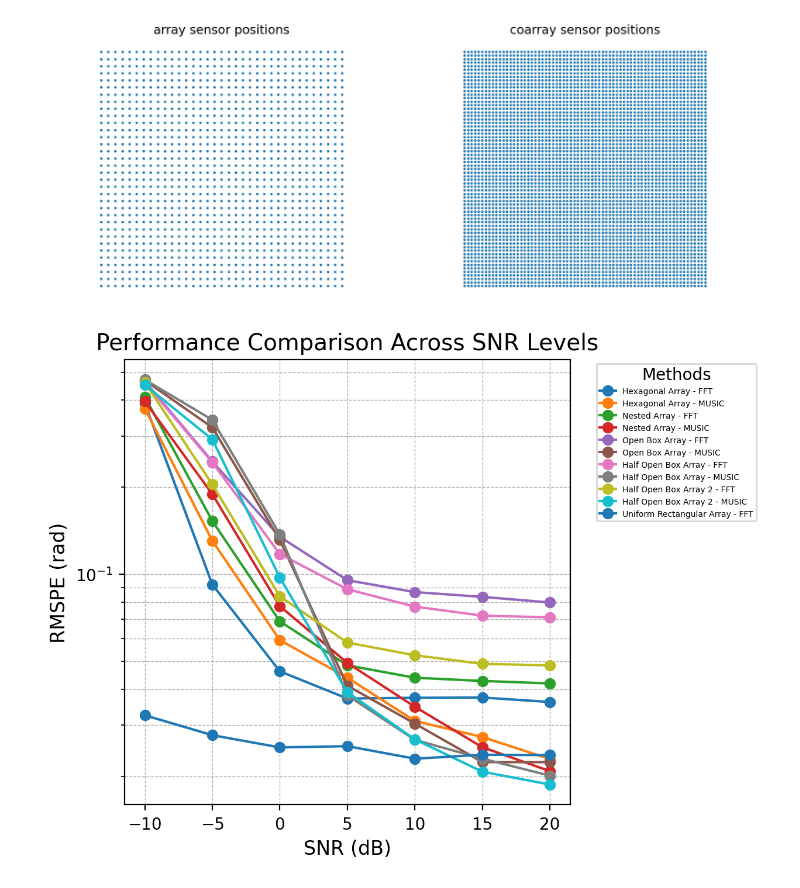
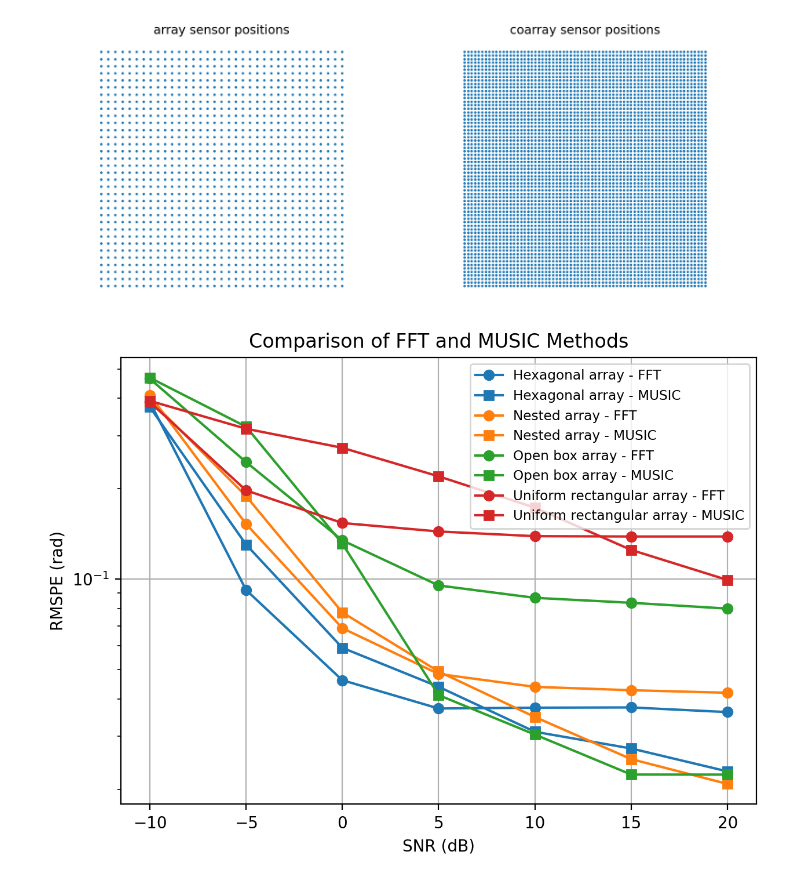
Before and after one commit to HuuNhatHuynh/backup, a Jupyter notebook: FFT Sparse Array/FFT_benchmark.ipynb, the cells around one changed output. Saved outputs shown, nothing was run; the diff lists cells and outputs as text; code cells hidden in the pictures.

```diff
--- a/FFT Sparse Array/FFT_benchmark.ipynb
+++ b/FFT Sparse Array/FFT_benchmark.ipynb
@@ -123,20 +123,18 @@ URA.plot(savename="ura")
 # with open("results.json", "w") as f:
 #     json.dump(plot_data, f, indent=4)
 # %%
-with open("results_t10_gap002.json", "r") as f:
-    plot_data = json.load(f)
+# with open("results_t10_gap002.json", "r") as f:
+#     plot_data = json.load(f)
 
-for key, val in plot_data.items():
-    plt.plot(SNRs, val, marker='o', label=key)
+# for key, val in plot_data.items():
+#     plt.plot(SNRs, val, marker='o', label=key)
 
-plt.title("Performance Comparison Across SNR Levels", fontsize=14)
-plt.xlabel("SNR (dB)", fontsize=12)
-plt.ylabel("RMSPE (rad)", fontsize=12)
-plt.yscale('log')
-plt.xticks(SNRs)
-plt.grid(True, which="both", linestyle="--", linewidth=0.5)
-plt.legend(title="Methods", bbox_to_anchor=(1.05, 1), loc='upper left', fontsize=5)
-plt.tight_layout()
-plt.show()
+# plt.title("Performance Comparison Across SNR Levels", fontsize=14)
+# plt.xlabel("SNR (dB)", fontsize=12)
+# plt.ylabel("RMSPE (rad)", fontsize=12)
+# plt.yscale('log')
+# plt.xticks(SNRs)
+# plt.grid(True, which="both", linestyle="--", linewidth=0.5)
+# plt.legend(title="Methods", bbox_to_anchor=(1.05, 1), loc='upper left', fontsize=5)
+# plt.tight_layout()
+# plt.show()
-# %% [output]
-[figure, removed]
@@ -142,0 +179,45 @@ plt.show()
+# %%
+with open("results_t10_gap002.json", "r") as f:
+    plot_data = json.load(f)
+
+with open("results_ura_t10_gap002.json", "r") as f:
+    plot_data2 = json.load(f)
+
+
+hex_fft = plot_data['Hexagonal Array - FFT']
+hex_music = plot_data['Hexagonal Array - MUSIC']
+nested_fft = plot_data['Nested Array - FFT']
+nested_music = plot_data['Nested Array - MUSIC']
+openbox_fft = plot_data['Open Box Array - FFT']
+openbox_music = plot_data['Open Box Array - MUSIC']
+ura_fft = plot_data2['Uniform Rectangular Array - FFT']
+ura_music = plot_data2['Uniform Rectangular Array - MUSIC']
+
+# HEX: same color, different marker
+plt.plot(SNRs, hex_fft, label='Hexagonal array - FFT', color='tab:blue', marker='o')
+plt.plot(SNRs, hex_music, label='Hexagonal array - MUSIC', color='tab:blue', marker='s')
+
+# NESTED
+plt.plot(SNRs, nested_fft, label='Nested array - FFT', color='tab:orange', marker='o')
+plt.plot(SNRs, nested_music, label='Nested array - MUSIC', color='tab:orange', marker='s')
+
+# OPENBOX
+plt.plot(SNRs, openbox_fft, label='Open box array - FFT', color='tab:green', marker='o')
+plt.plot(SNRs, openbox_music, label='Open box array - MUSIC', color='tab:green', marker='s')
+
+# URA (only FFT)
+plt.plot(SNRs, ura_fft, label='Uniform rectangular array - FFT', color='tab:red', marker='o')
+plt.plot(SNRs, ura_music, label='Uniform rectangular array - MUSIC', color='tab:red', marker='s')
+
+plt.xlabel('SNR (dB)')
+plt.ylabel('RMSPE (rad)')  # Change as needed
+plt.title('Comparison of FFT and MUSIC Methods')
+plt.grid(True)
+plt.yscale('log')
+plt.legend(fontsize='small', loc='upper right')
+plt.xticks(SNRs)
+plt.tight_layout()
+plt.savefig("t10a1.pdf",bbox_inches='tight', pad_inches=0)
+plt.show()
+# %% [output]
+[figure, added]
```
Also changed, not shown: parts of 1 cell of this notebook, 39 other files.
